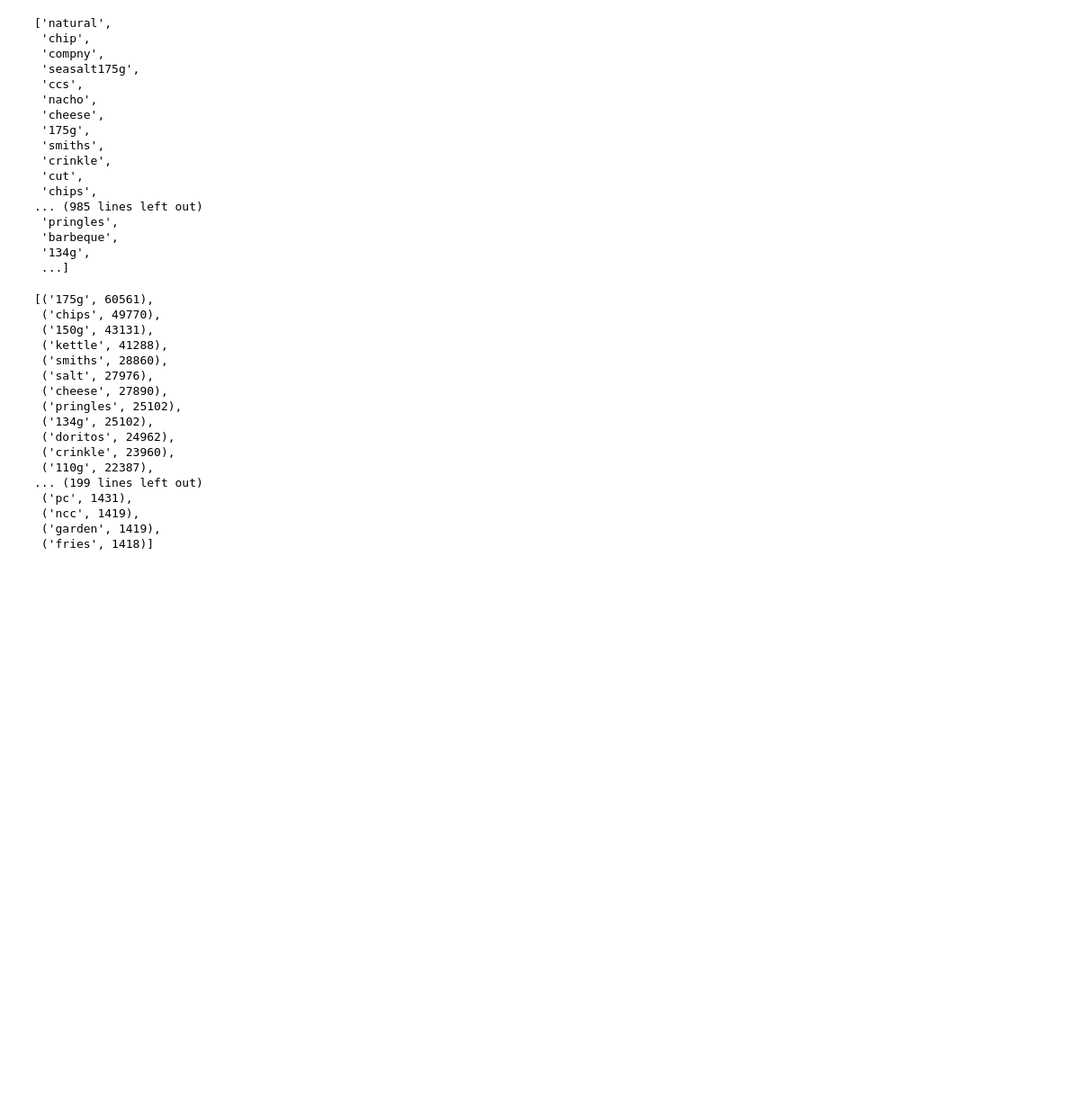
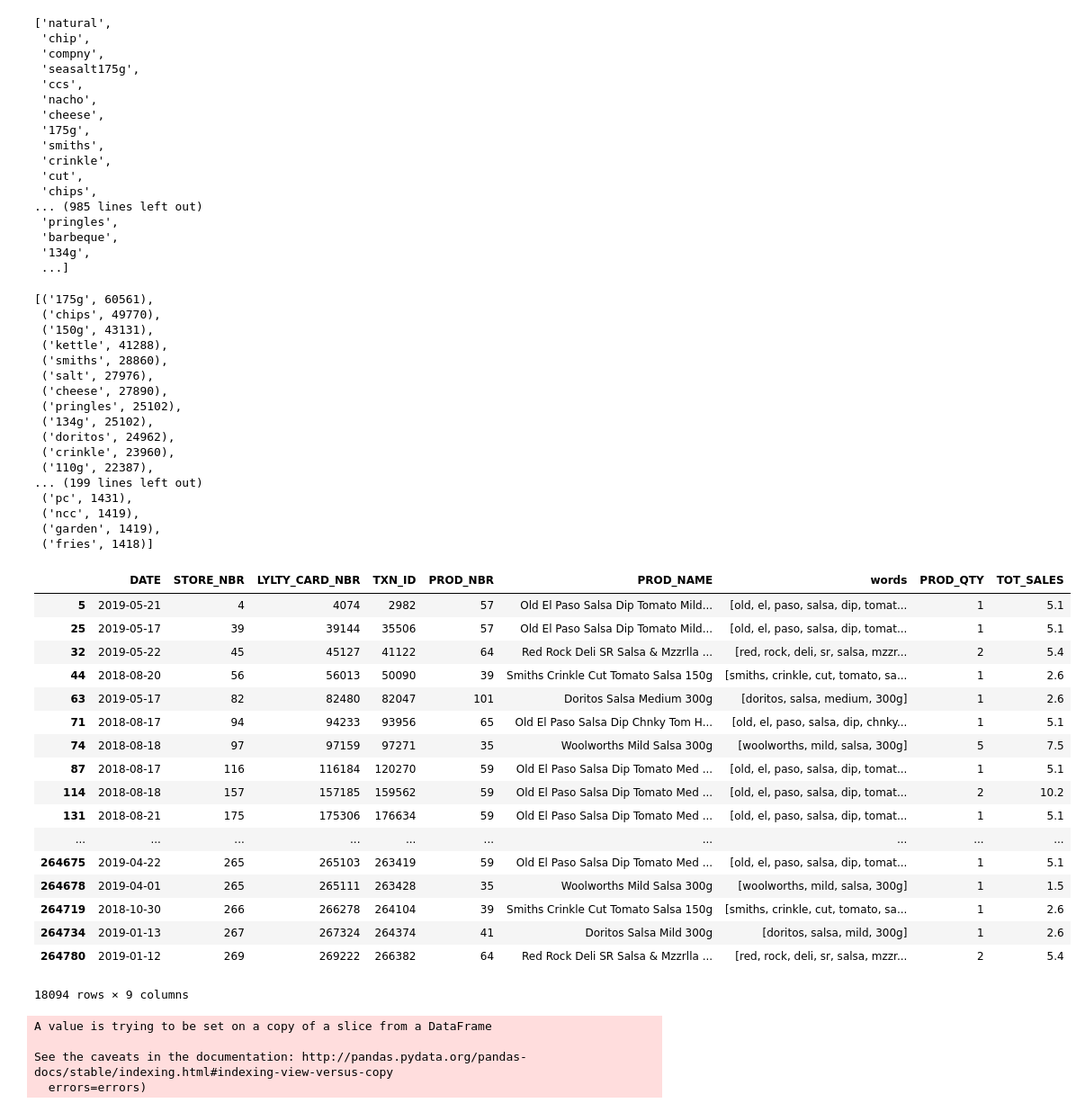
Before and after one commit to JonBebi/Q, a Jupyter notebook: Q.ipynb, the cells around one changed output. Shown at 90% size. Drawn from its saved outputs; the diff is of its cells as text; code cells hidden in the pictures; blank space fills up the shorter version.

Commit message:
dropped salsas

```diff
--- a/Q.ipynb
+++ b/Q.ipynb
@@ -238,3 +238,34 @@ all_chip_words_frequency
  ('ncc', 1419),
  ('garden', 1419),
  ('fries', 1418)]
+# %%
+def salsa_prod(df):
+    return df[df['PROD_NAME'].str.contains("salsa", case=False)]
+# %%
+salsa_prod(transaction_data)
+# %% [output]
+|  | DATE | STORE_NBR | LYLTY_CARD_NBR | TXN_ID | PROD_NBR | PROD_NAME | words | PROD_QTY | TOT_SALES |
+| 5 | 2019-05-21 | 4 | 4074 | 2982 | 57 | Old El Paso Salsa Dip Tomato Mild... | [old, el, paso, salsa, dip, tomat... | 1 | 5.1 |
+| 25 | 2019-05-17 | 39 | 39144 | 35506 | 57 | Old El Paso Salsa Dip Tomato Mild... | [old, el, paso, salsa, dip, tomat... | 1 | 5.1 |
+| 32 | 2019-05-22 | 45 | 45127 | 41122 | 64 | Red Rock Deli SR Salsa & Mzzrlla ... | [red, rock, deli, sr, salsa, mzzr... | 2 | 5.4 |
+| 44 | 2018-08-20 | 56 | 56013 | 50090 | 39 | Smiths Crinkle Cut Tomato Salsa 150g | [smiths, crinkle, cut, tomato, sa... | 1 | 2.6 |
+| 63 | 2019-05-17 | 82 | 82480 | 82047 | 101 | Doritos Salsa Medium 300g | [doritos, salsa, medium, 300g] | 1 | 2.6 |
+| 71 | 2018-08-17 | 94 | 94233 | 93956 | 65 | Old El Paso Salsa Dip Chnky Tom H... | [old, el, paso, salsa, dip, chnky... | 1 | 5.1 |
+| 74 | 2018-08-18 | 97 | 97159 | 97271 | 35 | Woolworths Mild Salsa 300g | [woolworths, mild, salsa, 300g] | 5 | 7.5 |
+| 87 | 2018-08-17 | 116 | 116184 | 120270 | 59 | Old El Paso Salsa Dip Tomato Med ... | [old, el, paso, salsa, dip, tomat... | 1 | 5.1 |
+| 114 | 2018-08-18 | 157 | 157185 | 159562 | 59 | Old El Paso Salsa Dip Tomato Med ... | [old, el, paso, salsa, dip, tomat... | 2 | 10.2 |
+| 131 | 2018-08-21 | 175 | 175306 | 176634 | 59 | Old El Paso Salsa Dip Tomato Med ... | [old, el, paso, salsa, dip, tomat... | 1 | 5.1 |
+| ... | ... | ... | ... | ... | ... | ... | ... | ... | ... |
+| 264675 | 2019-04-22 | 265 | 265103 | 263419 | 59 | Old El Paso Salsa Dip Tomato Med ... | [old, el, paso, salsa, dip, tomat... | 1 | 5.1 |
+| 264678 | 2019-04-01 | 265 | 265111 | 263428 | 35 | Woolworths Mild Salsa 300g | [woolworths, mild, salsa, 300g] | 1 | 1.5 |
+| 264719 | 2018-10-30 | 266 | 266278 | 264104 | 39 | Smiths Crinkle Cut Tomato Salsa 150g | [smiths, crinkle, cut, tomato, sa... | 1 | 2.6 |
+| 264734 | 2019-01-13 | 267 | 267324 | 264374 | 41 | Doritos Salsa Mild 300g | [doritos, salsa, mild, 300g] | 1 | 2.6 |
+| 264780 | 2019-01-12 | 269 | 269222 | 266382 | 64 | Red Rock Deli SR Salsa & Mzzrlla ... | [red, rock, deli, sr, salsa, mzzr... | 2 | 5.4 |
+18094 rows × 9 columns
+# %%
+transaction_data.drop(salsa_prod(transaction_data).index, inplace=True)
+# %% [output]
+A value is trying to be set on a copy of a slice from a DataFrame
+
+See the caveats in the documentation: http://pandas.pydata.org/pandas-docs/stable/indexing.html#indexing-view-versus-copy
+  errors=errors)
```
Also changed, not shown: parts of 2 cells of this notebook.
